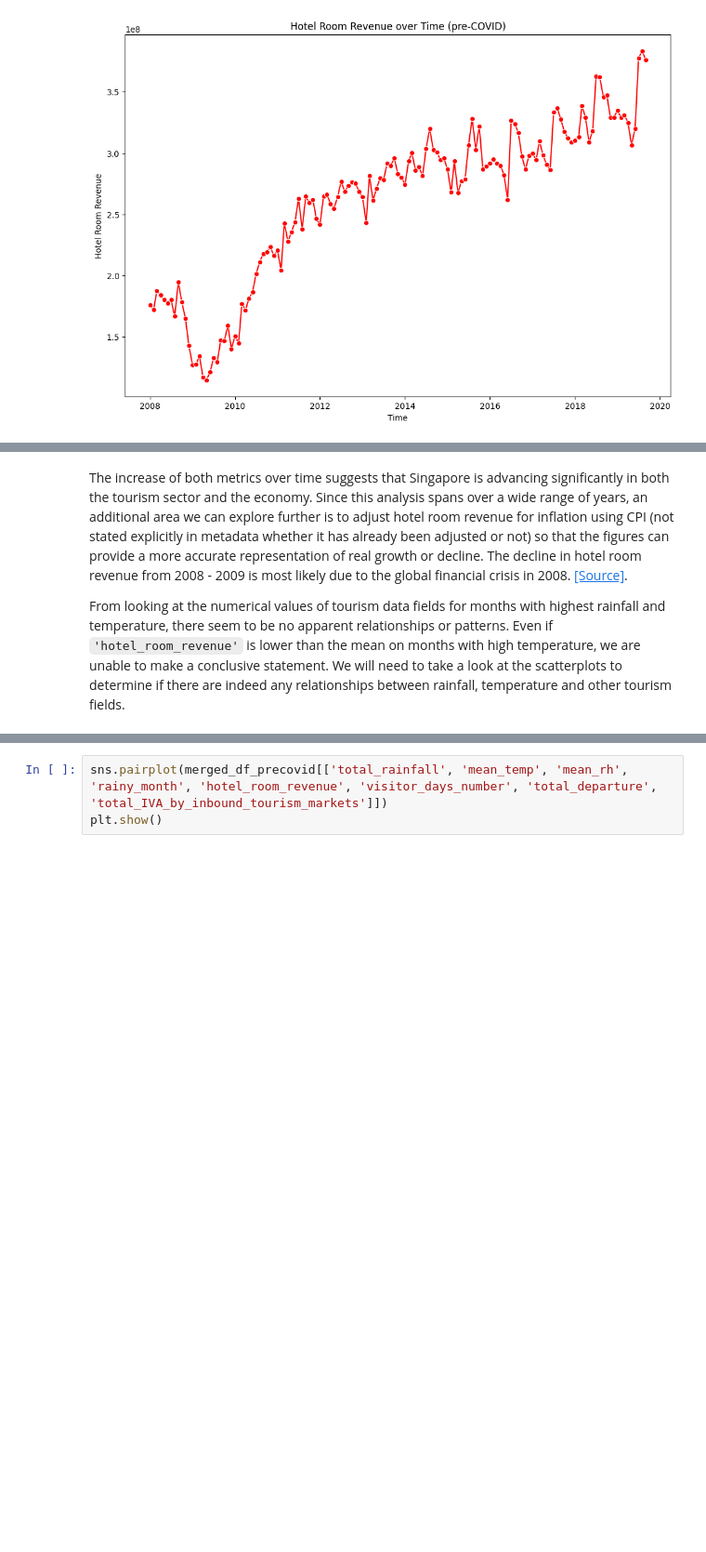
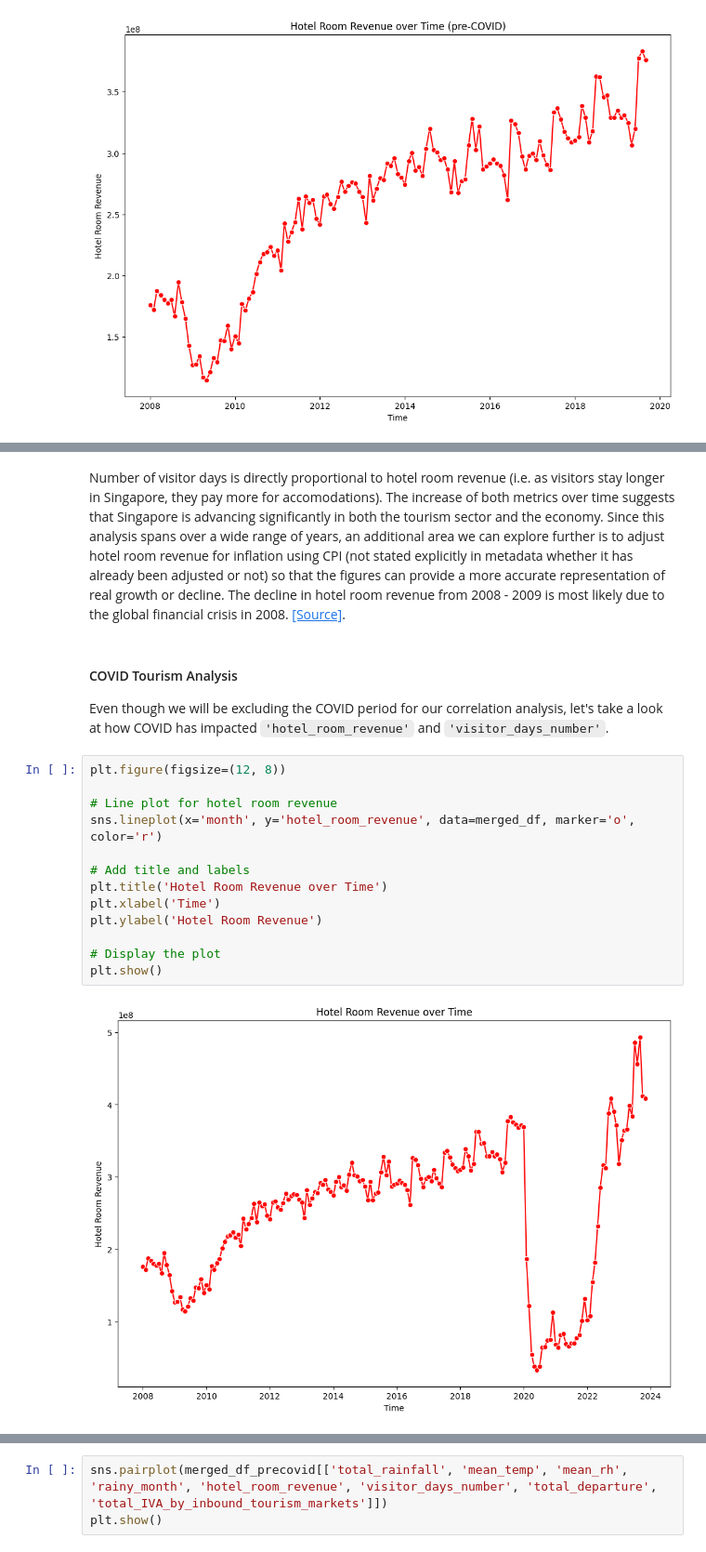
Before and after one commit to tengyneo/project1, a Jupyter notebook: notebook/p1_EDA_tengyong.ipynb, the cells around one changed output, grey strips where cells are left out. Shown at 93% size. Drawn from its saved outputs; the diff is of its cells as text; blank space fills up the shorter version.

```diff
--- a/notebook/p1_EDA_tengyong.ipynb
+++ b/notebook/p1_EDA_tengyong.ipynb
@@ -901,4 +905,21 @@ plt.show()
 # %% [markdown]
-The increase of both metrics over time suggests that Singapore is advancing significantly in both the tourism sector and the economy. Since this analysis spans over a wide range of years, an additional area we can explore further is to adjust hotel room revenue for inflation using CPI (not stated explicitly in metadata whether it has already been adjusted or not) so that the figures can provide a more accurate representation of real growth or decline. The decline in hotel room revenue from 2008 - 2009 is most likely due to the global financial crisis in 2008. [<span style="background-color: light blue">[Source]</span>](https://en.wikipedia.org/wiki/2007%E2%80%932008_financial_crisis).
-
-From looking at the numerical values of tourism data fields for months with highest rainfall and temperature, there seem to be no apparent relationships or patterns. Even if `'hotel_room_revenue'` is lower than the mean on months with high temperature, we are unable to make a conclusive statement. We will need to take a look at the scatterplots to determine if there are indeed any relationships between rainfall, temperature and other tourism fields.
+Number of visitor days is directly proportional to hotel room revenue (i.e. as visitors stay longer in Singapore, they pay more for accomodations). The increase of both metrics over time suggests that Singapore is advancing significantly in both the tourism sector and the economy. Since this analysis spans over a wide range of years, an additional area we can explore further is to adjust hotel room revenue for inflation using CPI (not stated explicitly in metadata whether it has already been adjusted or not) so that the figures can provide a more accurate representation of real growth or decline. The decline in hotel room revenue from 2008 - 2009 is most likely due to the global financial crisis in 2008. [<span style="background-color: light blue">[Source]</span>](https://en.wikipedia.org/wiki/2007%E2%80%932008_financial_crisis).
+# %% [markdown]
+#### COVID Tourism Analysis
+
+Even though we will be excluding the COVID period for our correlation analysis, let's take a look at how COVID has impacted `'hotel_room_revenue'` and `'visitor_days_number'`.
+# %%
+plt.figure(figsize=(12, 8))
+
+# Line plot for hotel room revenue
+sns.lineplot(x='month', y='hotel_room_revenue', data=merged_df, marker='o', color='r')
+
+# Add title and labels
+plt.title('Hotel Room Revenue over Time')
+plt.xlabel('Time')
+plt.ylabel('Hotel Room Revenue')
+
+# Display the plot
+plt.show()
+# %% [output]
+[figure, added]
```
Also changed, not shown: parts of 10 cells of this notebook.
